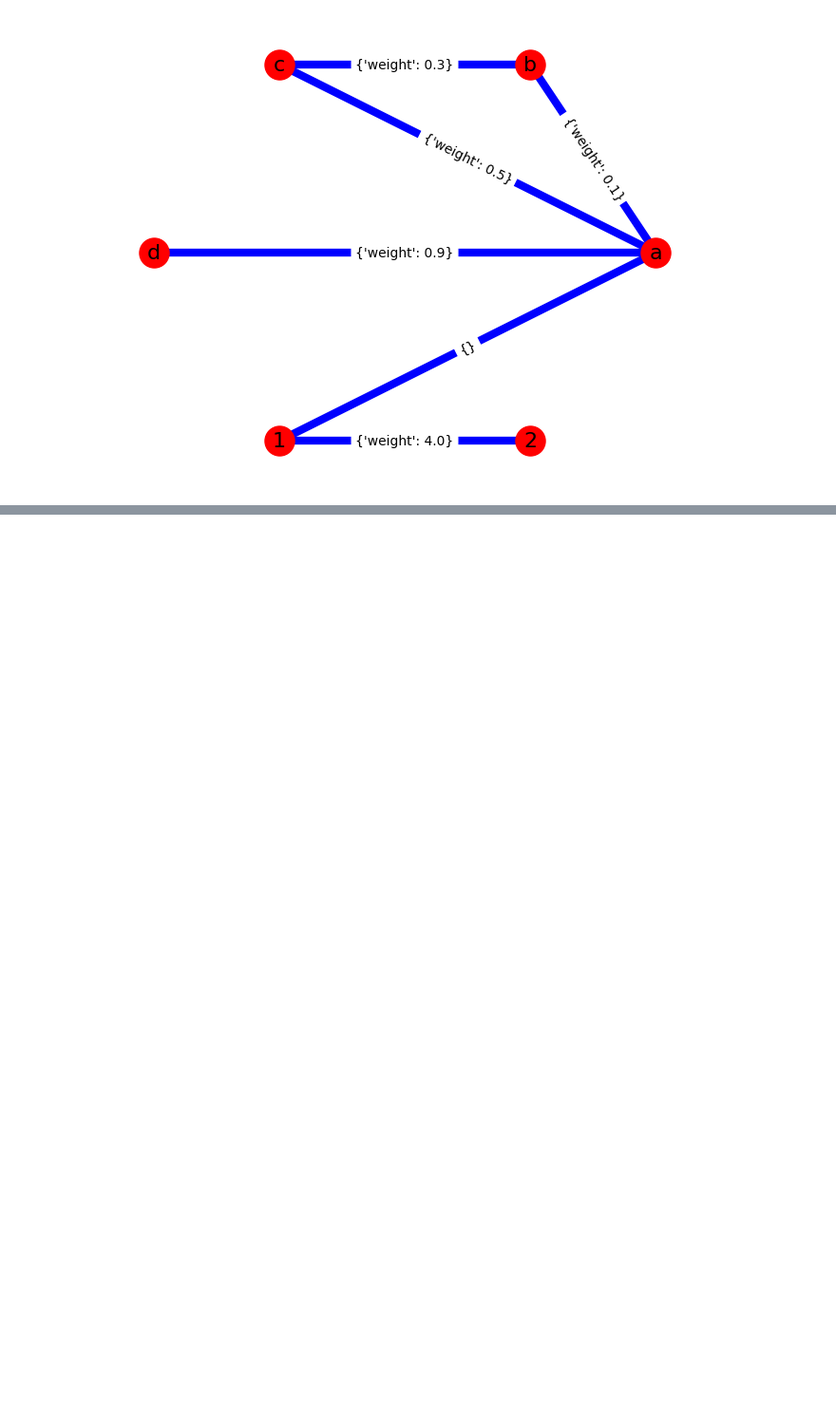
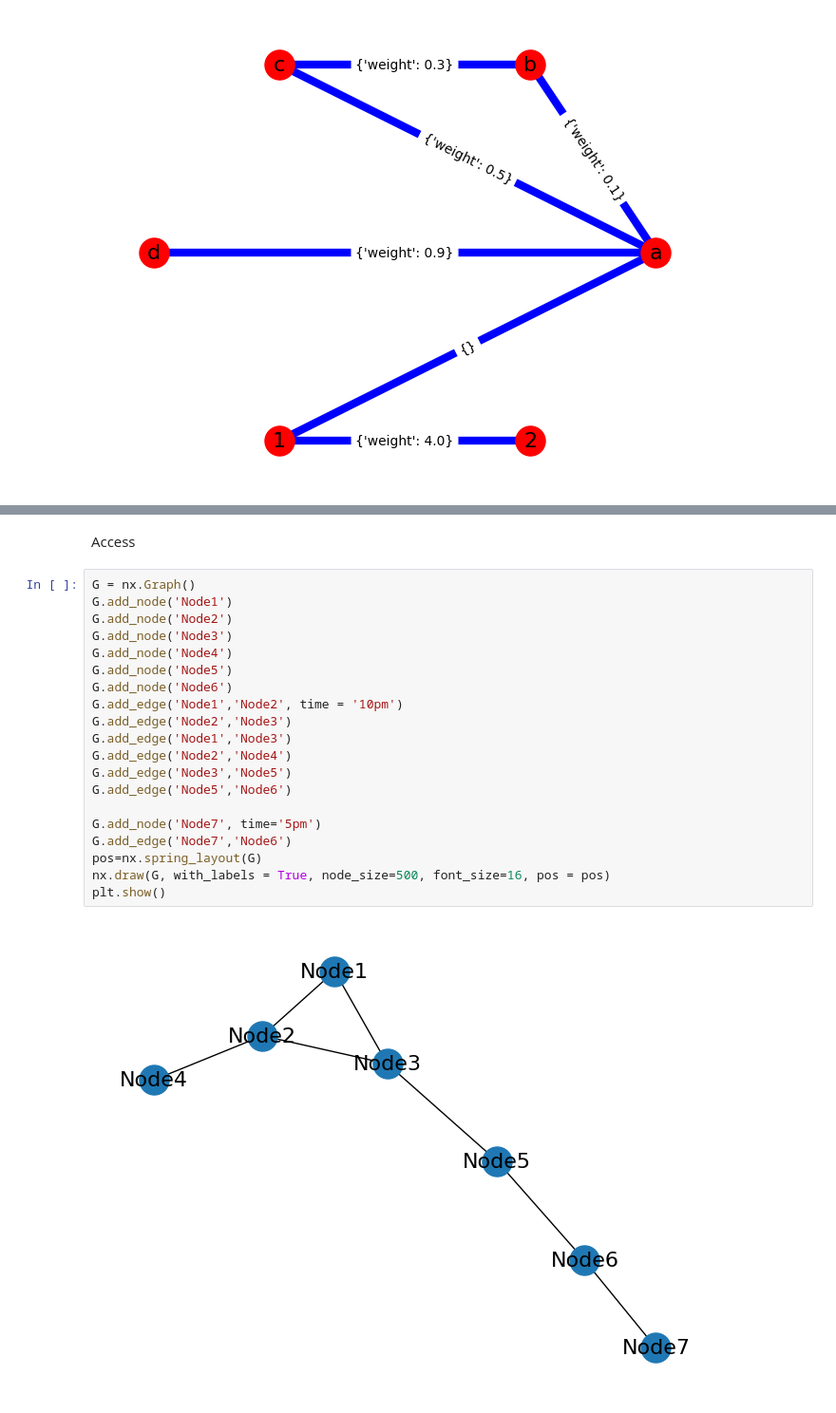
Before and after one commit to JunioCesarFerreira/ComplexNetworks, a Jupyter notebook: Notebooks/nb1-fundamental-concepts-.ipynb, the cells around one changed output, grey strips where cells are left out. Shown at 95% size. Drawn from its saved outputs; the diff is of its cells as text; blank space fills up the shorter version.

```diff
--- a/Notebooks/nb1-fundamental-concepts-.ipynb
+++ b/Notebooks/nb1-fundamental-concepts-.ipynb
@@ -80,0 +97,24 @@ AttributeError: module 'networkx' has no attribute 'from_numpy_matrix'
+# %% [markdown]
+Access
+# %%
+G = nx.Graph()
+G.add_node('Node1')
+G.add_node('Node2')
+G.add_node('Node3')
+G.add_node('Node4')
+G.add_node('Node5')
+G.add_node('Node6')
+G.add_edge('Node1','Node2', time = '10pm')
+G.add_edge('Node2','Node3')
+G.add_edge('Node1','Node3')
+G.add_edge('Node2','Node4')
+G.add_edge('Node3','Node5')
+G.add_edge('Node5','Node6')
+
+G.add_node('Node7', time='5pm')
+G.add_edge('Node7','Node6')
+pos=nx.spring_layout(G)
+nx.draw(G, with_labels = True, node_size=500, font_size=16, pos = pos)
+plt.show()
+# %% [output]
+[figure, added]
```
Also changed, not shown: parts of 41 cells of this notebook, 1 other file.
